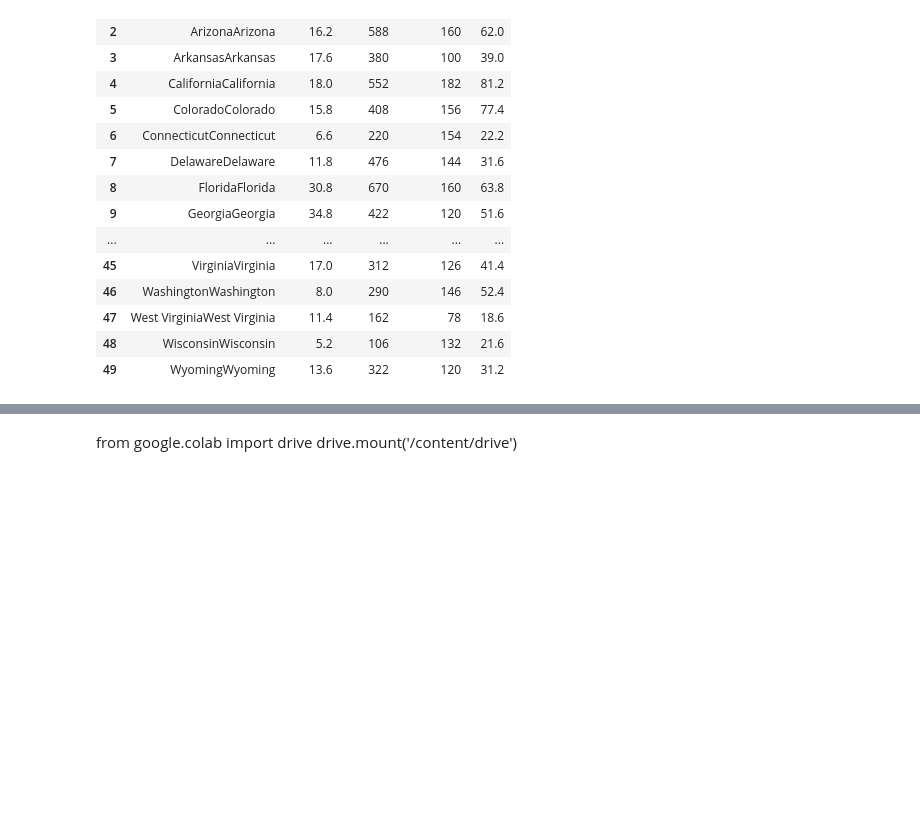
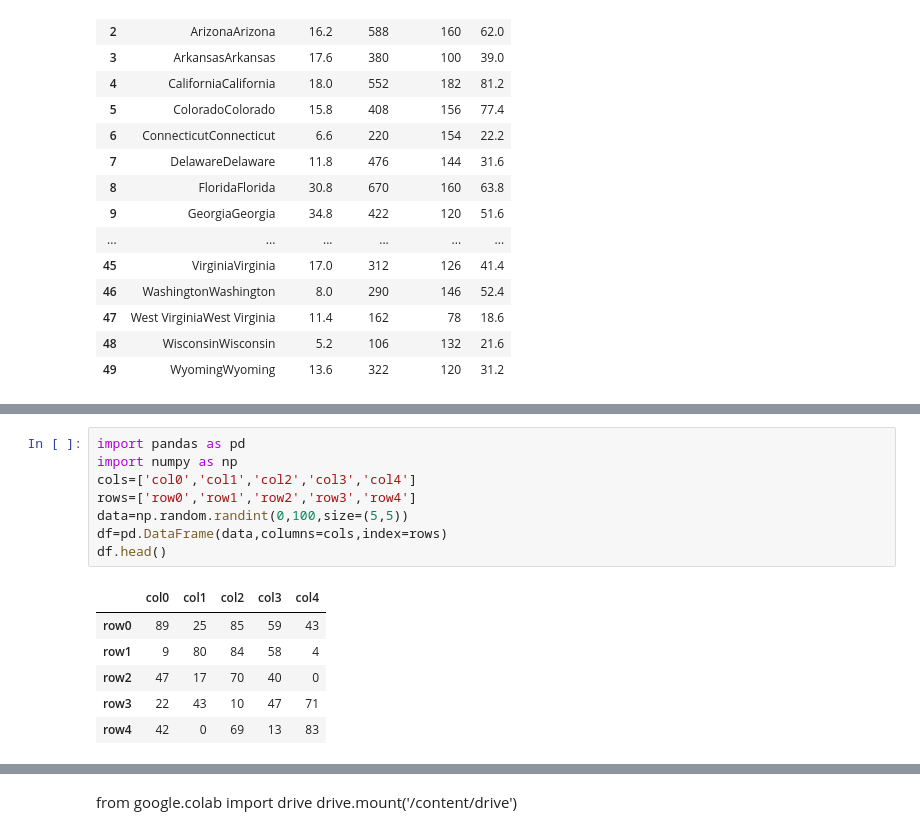
Before and after one commit to SejalPawar13/MSC_FDS_504, a Jupyter notebook: FDS_26_aug.ipynb, the cells around one changed output, grey strips where cells are left out. Drawn from its saved outputs; the diff is of its cells as text; blank space fills up the shorter version.

```diff
--- a/FDS_26_aug.ipynb
+++ b/FDS_26_aug.ipynb
@@ -196,0 +295,15 @@ state.apply(lambda n: n*2)
+# %%
+import pandas as pd
+import numpy as np
+cols=['col0','col1','col2','col3','col4']
+rows=['row0','row1','row2','row3','row4']
+data=np.random.randint(0,100,size=(5,5))
+df=pd.DataFrame(data,columns=cols,index=rows)
+df.head()
+# %% [output]
+|  | col0 | col1 | col2 | col3 | col4 |
+| row0 | 89 | 25 | 85 | 59 | 43 |
+| row1 | 9 | 80 | 84 | 58 | 4 |
+| row2 | 47 | 17 | 70 | 40 | 0 |
+| row3 | 22 | 43 | 10 | 47 | 71 |
+| row4 | 42 | 0 | 69 | 13 | 83 |
```
Also changed, not shown: parts of 12 cells of this notebook.
